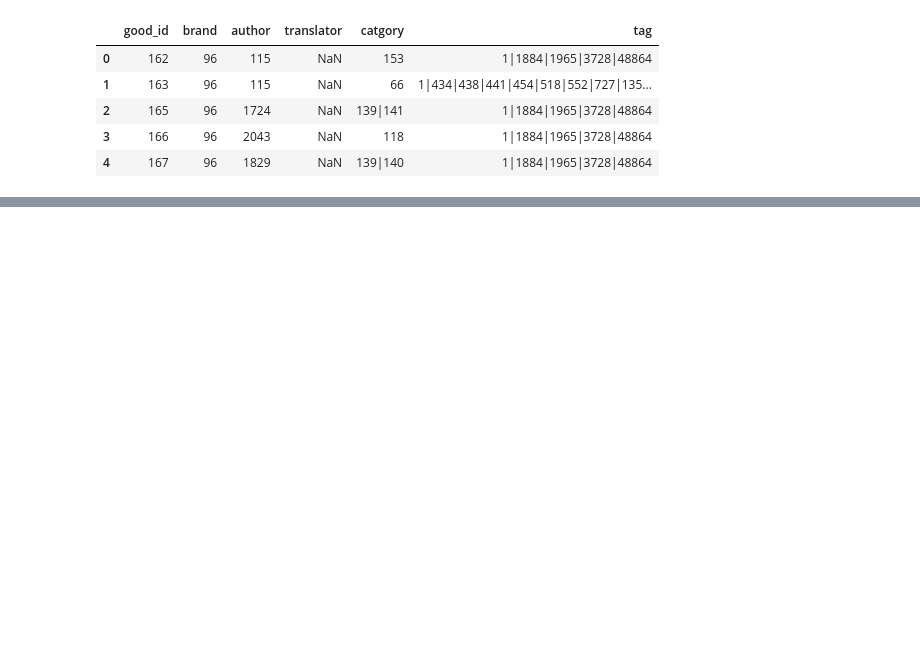
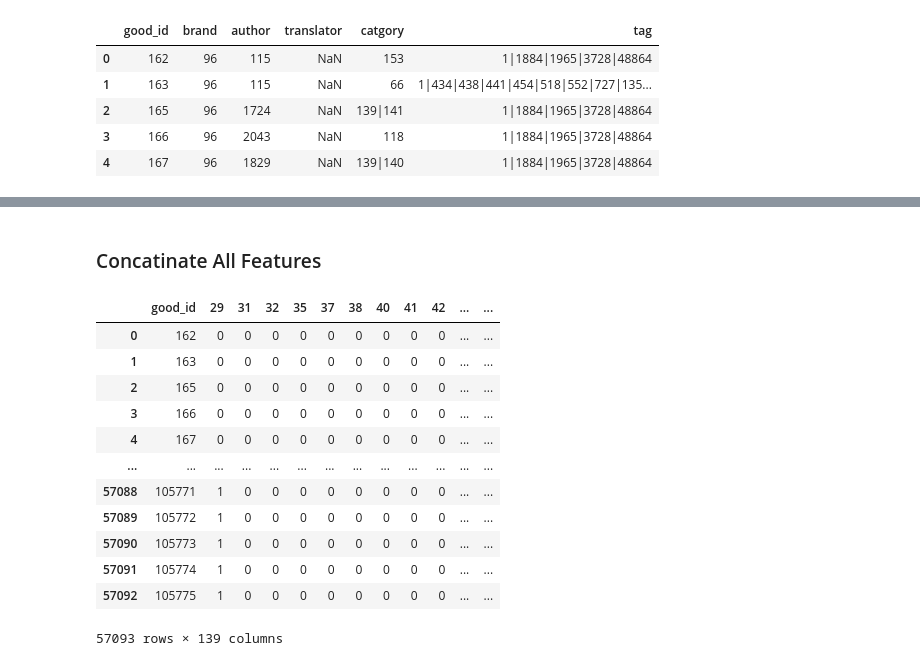
Before and after one commit to PooyaLaryan/BookStoreRecommenderSystem, a Jupyter notebook: GNN Proect/Create_Book_Features.ipynb, the cells around one changed output, grey strips where cells are left out. Drawn from its saved outputs; the diff is of its cells as text; code cells hidden in the pictures; blank space fills up the shorter version.

```diff
--- a/GNN Proect/Create_Book_Features.ipynb
+++ b/GNN Proect/Create_Book_Features.ipynb
@@ -82,0 +78,3 @@ aaaa
+# %%
+author_counts = auther_feature['author'].value_counts()
+author_counts
@@ -82,0 +94,7 @@ aaaa
+# %%
+index_of_author_that_have_more_then_one_book = author_counts[author_counts > 1].index
+# %%
+auther_feature.loc[~auther_feature['author'].isin(index_of_author_that_have_more_then_one_book), 'author'] = 0
+# %%
+mask = auther_feature['author'] == 0
+auther_feature.loc[~mask, 'author'] = pd.factorize(auther_feature.loc[~mask, 'author'])[0]+1
@@ -82,0 +184,18 @@ aaaa
+# %% [markdown]
+### Concatinate All Features
+# %%
+good_feature = category_feature.merge(auther_feature, on=good_id_col, how='left')
+# %% [output]
+|  | good_id | 29 | 31 | 32 | 35 | 37 | 38 | 40 | 41 | 42 | ... | ... |
+| 0 | 162 | 0 | 0 | 0 | 0 | 0 | 0 | 0 | 0 | 0 | ... | ... |
+| 1 | 163 | 0 | 0 | 0 | 0 | 0 | 0 | 0 | 0 | 0 | ... | ... |
+| 2 | 165 | 0 | 0 | 0 | 0 | 0 | 0 | 0 | 0 | 0 | ... | ... |
+| 3 | 166 | 0 | 0 | 0 | 0 | 0 | 0 | 0 | 0 | 0 | ... | ... |
+| 4 | 167 | 0 | 0 | 0 | 0 | 0 | 0 | 0 | 0 | 0 | ... | ... |
+| ... | ... | ... | ... | ... | ... | ... | ... | ... | ... | ... | ... | ... |
+| 57088 | 105771 | 1 | 0 | 0 | 0 | 0 | 0 | 0 | 0 | 0 | ... | ... |
+| 57089 | 105772 | 1 | 0 | 0 | 0 | 0 | 0 | 0 | 0 | 0 | ... | ... |
+| 57090 | 105773 | 1 | 0 | 0 | 0 | 0 | 0 | 0 | 0 | 0 | ... | ... |
+| 57091 | 105774 | 1 | 0 | 0 | 0 | 0 | 0 | 0 | 0 | 0 | ... | ... |
+| 57092 | 105775 | 1 | 0 | 0 | 0 | 0 | 0 | 0 | 0 | 0 | ... | ... |
+57093 rows × 139 columns
```
Also changed, not shown: parts of 21 cells of this notebook, 3 other files.
